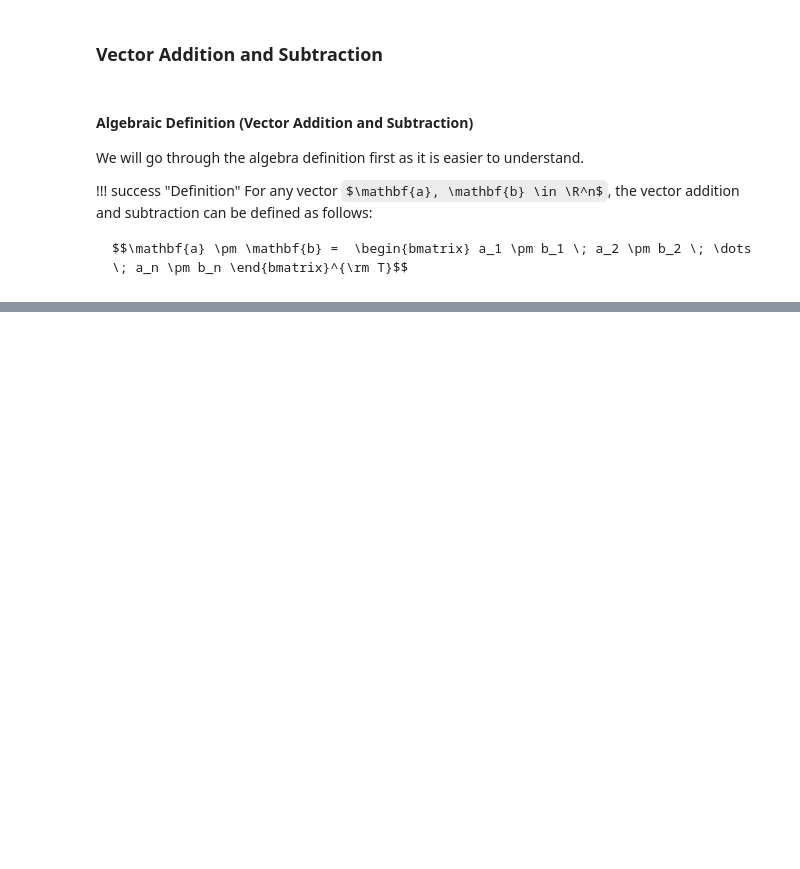
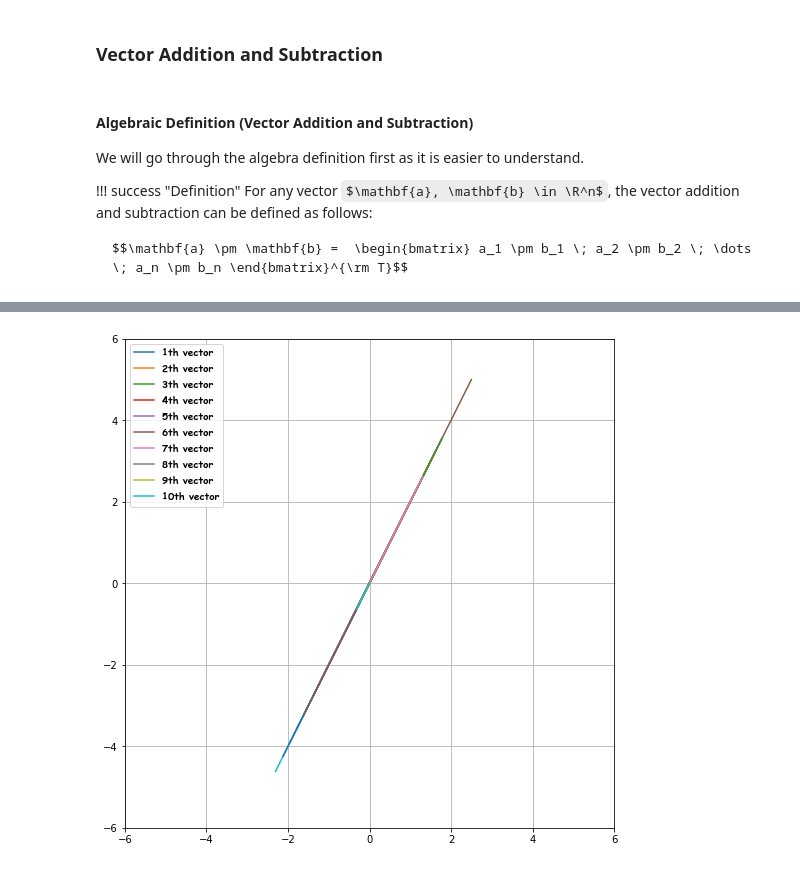
Before and after one commit to ghnreigns/reighns-ml-website, a Jupyter notebook: docs/mathematics/linear_algebra/01_linear_algebra_vectors.ipynb, the cells around one changed output, grey strips where cells are left out. Saved outputs shown, nothing was run; the diff lists cells and outputs as text; code cells hidden in the pictures; some formulas as TeX source; blank space fills up the shorter version.

```diff
--- a/docs/mathematics/linear_algebra/01_linear_algebra_vectors.ipynb
+++ b/docs/mathematics/linear_algebra/01_linear_algebra_vectors.ipynb
@@ -287,0 +337,30 @@ sign) (Figure 2.5, lower right). That resulting vector is the difference. It’s
+# %%
+import matplotlib.font_manager as font_manager
+from numpy.random import default_rng
+rng = default_rng()
+
+fig, ax = plt.subplots(figsize=(9, 9))
+# and then plot scaled versions on top
+legends = []
+for i in range(100):
+    # random scalar
+    s = rng.standard_normal(1)[0]
+    # scaled vector
+    sv = s * v
+    plt.plot([0, sv[0]], [0, sv[1]])
+    legends.append(f"{i+1}th vector")
+
+
+font = font_manager.FontProperties(
+    family="Comic Sans MS", weight="bold", style="normal", size=10
+)
+
+# only show first 10 legends!
+plt.legend(legends[0:10], loc="upper left", prop=font)
+
+plt.grid("on")
+plt.axis("square")
+plt.axis([-6, 6, -6, 6])
+plt.show();
+# %% [output]
+[figure, added]
```
Also changed, not shown: parts of 15 cells of this notebook, 6 other files.
